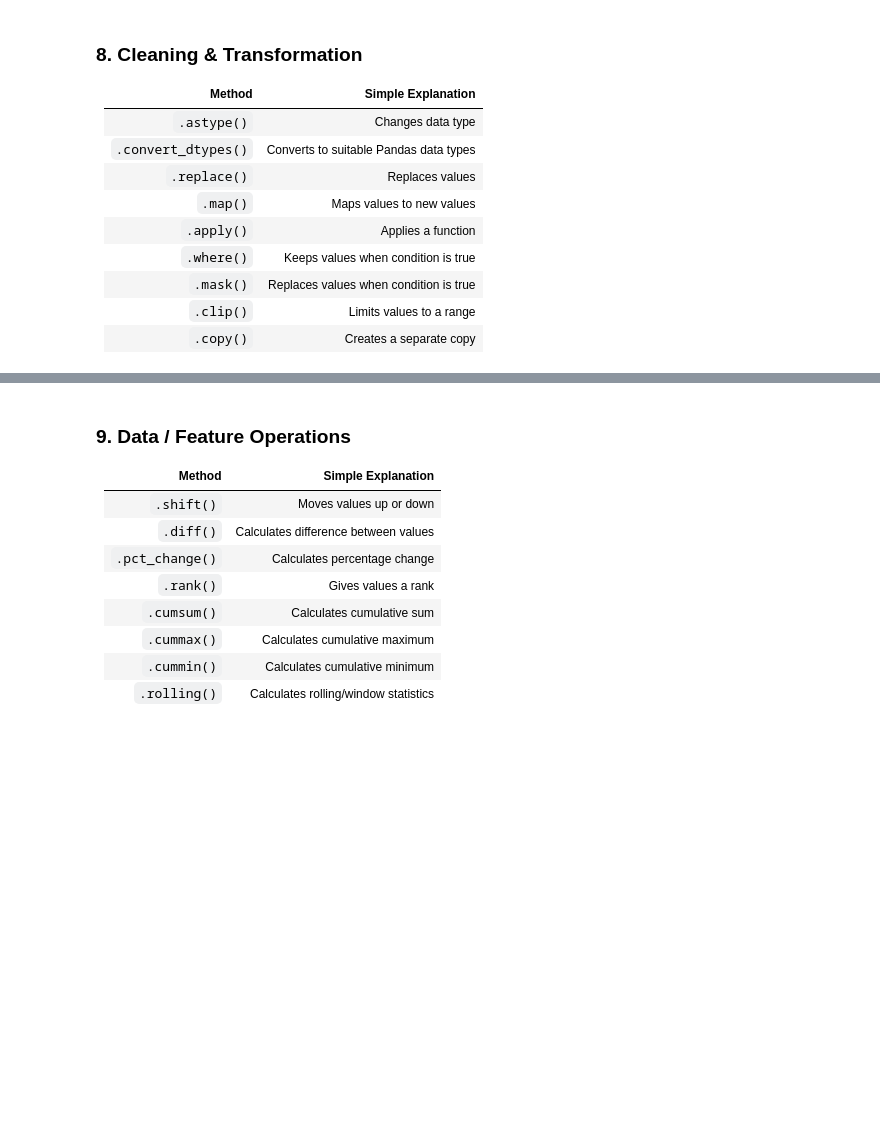
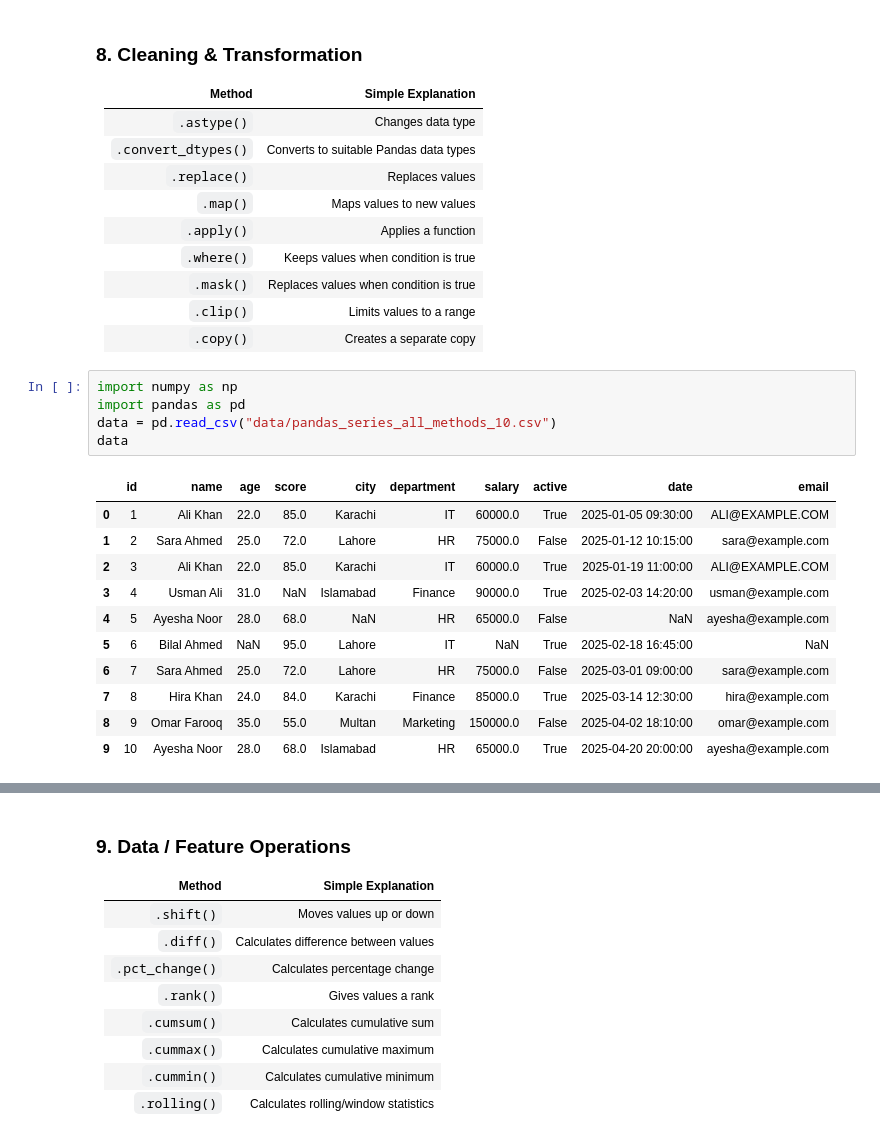
Before and after one commit to zaibgray/pandas, a Jupyter notebook: pandas.ipynb, the cells around one changed output, grey strips where cells are left out. Cells and saved outputs as stored; diff of their text form; blank space fills up the shorter version.

```diff
--- a/pandas.ipynb
+++ b/pandas.ipynb
@@ -839,3 +839,20 @@ Name: age, dtype: float64
 | `.mask()`           | Replaces values when condition is true |
 | `.clip()`           | Limits values to a range               |
 | `.copy()`           | Creates a separate copy                |
+# %%
+import numpy as np
+import pandas as pd
+data = pd.read_csv("data/pandas_series_all_methods_10.csv")
+data
+# %% [output]
+|  | id | name | age | score | city | department | salary | active | date | email |
+| 0 | 1 | Ali Khan | 22.0 | 85.0 | Karachi | IT | 60000.0 | True | 2025-01-05 09:30:00 | ALI@EXAMPLE.COM |
+| 1 | 2 | Sara Ahmed | 25.0 | 72.0 | Lahore | HR | 75000.0 | False | 2025-01-12 10:15:00 | sara@example.com |
+| 2 | 3 | Ali Khan | 22.0 | 85.0 | Karachi | IT | 60000.0 | True | 2025-01-19 11:00:00 | ALI@EXAMPLE.COM |
+| 3 | 4 | Usman Ali | 31.0 | NaN | Islamabad | Finance | 90000.0 | True | 2025-02-03 14:20:00 | usman@example.com |
+| 4 | 5 | Ayesha Noor | 28.0 | 68.0 | NaN | HR | 65000.0 | False | NaN | ayesha@example.com |
+| 5 | 6 | Bilal Ahmed | NaN | 95.0 | Lahore | IT | NaN | True | 2025-02-18 16:45:00 | NaN |
+| 6 | 7 | Sara Ahmed | 25.0 | 72.0 | Lahore | HR | 75000.0 | False | 2025-03-01 09:00:00 | sara@example.com |
+| 7 | 8 | Hira Khan | 24.0 | 84.0 | Karachi | Finance | 85000.0 | True | 2025-03-14 12:30:00 | hira@example.com |
+| 8 | 9 | Omar Farooq | 35.0 | 55.0 | Multan | Marketing | 150000.0 | False | 2025-04-02 18:10:00 | omar@example.com |
+| 9 | 10 | Ayesha Noor | 28.0 | 68.0 | Islamabad | HR | 65000.0 | True | 2025-04-20 20:00:00 | ayesha@example.com |
```
Also changed, not shown: parts of 6 cells of this notebook.
